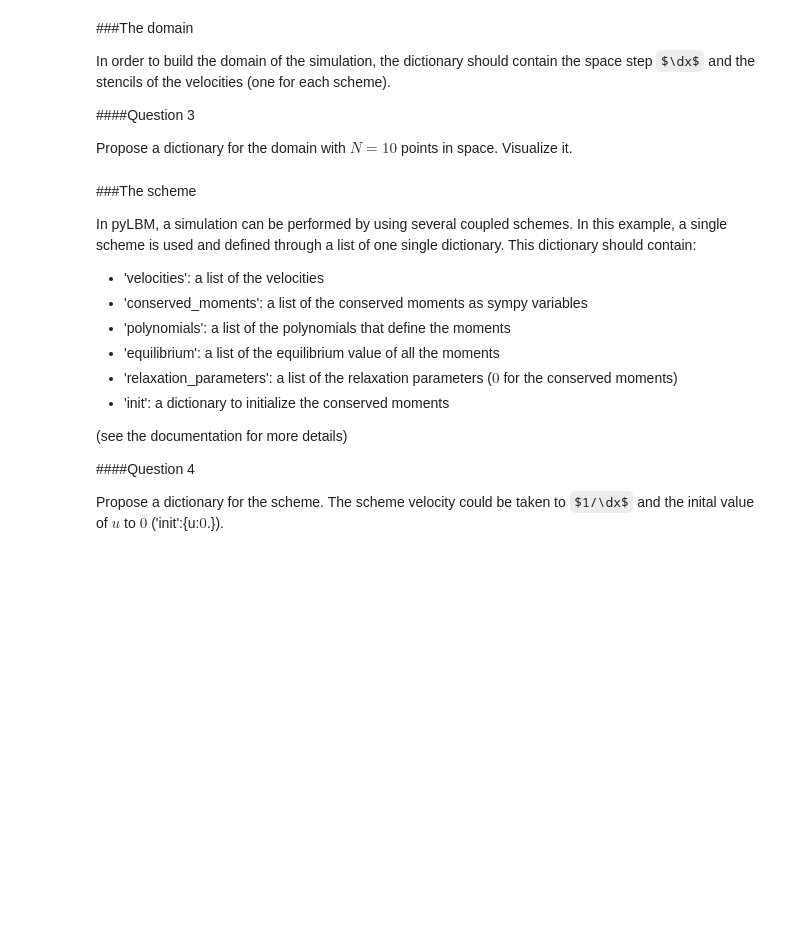
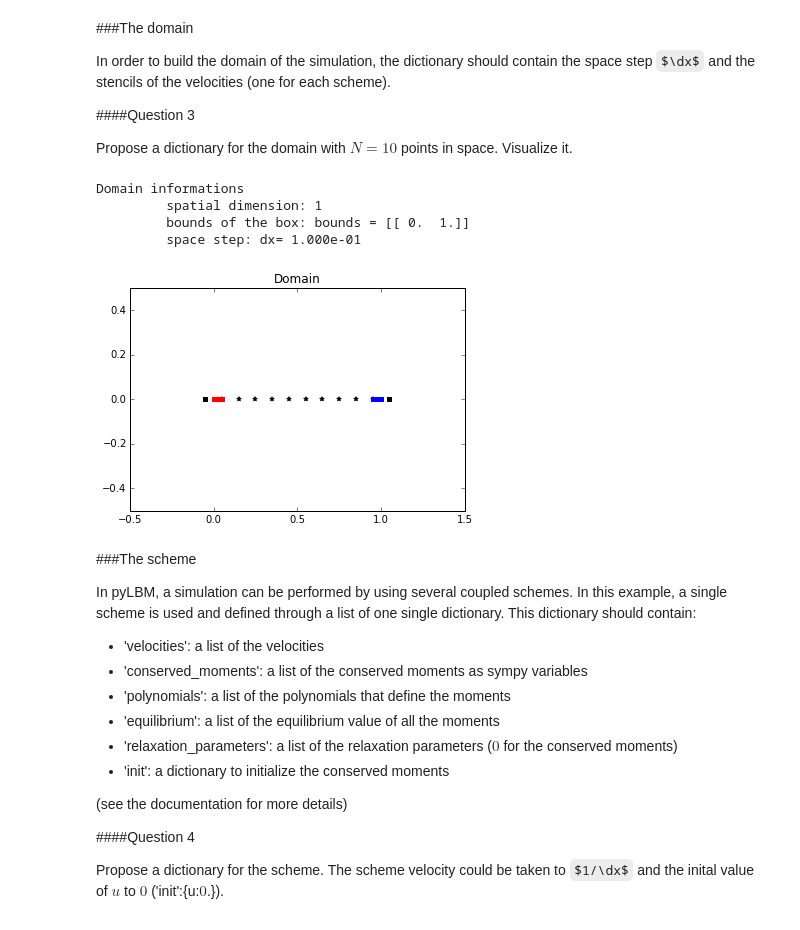
Before and after one commit to gouarin/pylbm_notebook, a Jupyter notebook: 03_heat_1D.ipynb, the cells around one changed output. Saved outputs shown, nothing was run; the diff lists cells and outputs as text; code cells hidden in the pictures; some formulas as TeX source; blank space fills up the shorter version.

```diff
--- a/03_heat_1D.ipynb
+++ b/03_heat_1D.ipynb
@@ -86,6 +125,27 @@ In order to build the domain of the simulation, the dictionary should contain th
 ####Question 3
 
 Propose a dictionary for the domain with $N=10$ points in space. Visualize it.
+# %%
+N = 10
+dx = (xmax-xmin)/N
+dico_dom = {
+    'box': {'x': [xmin, xmax], 'label':0},
+    'space_step':dx,
+    'schemes':[
+        {
+            'velocities':[0,1,2],
+        }
+    ],
+}
+dom = pyLBM.Domain(dico_dom)
+print dom
+dom.visualize()
+# %% [output]
+Domain informations
+         spatial dimension: 1
+         bounds of the box: bounds = [[ 0.  1.]]
+         space step: dx= 1.000e-01
+[figure, added]
 # %% [markdown]
 ###The scheme
 
```
Also changed, not shown: parts of 7 cells of this notebook, 13 other files.
